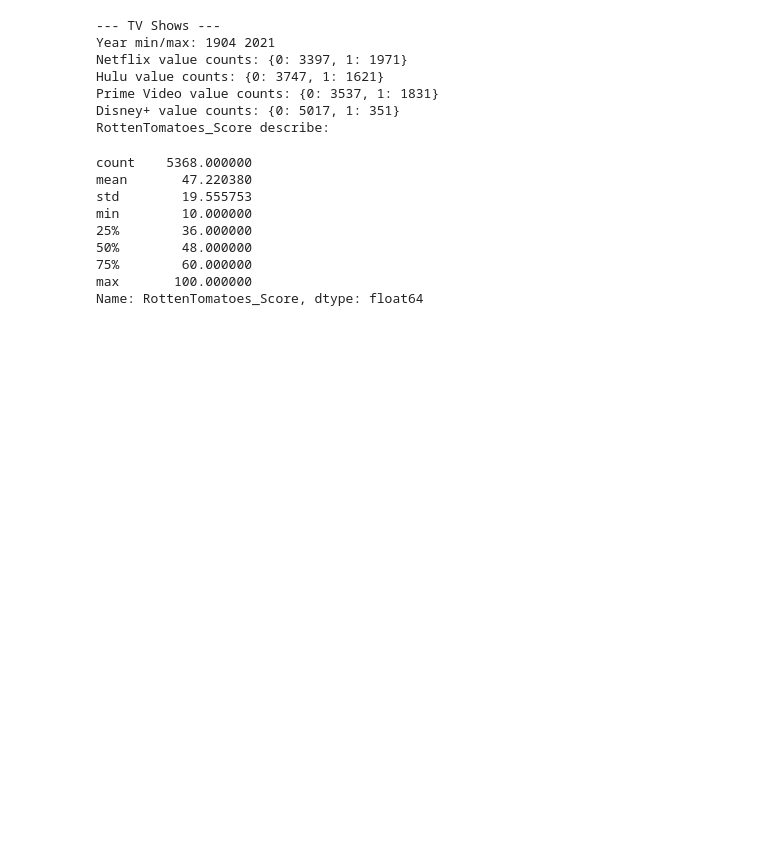
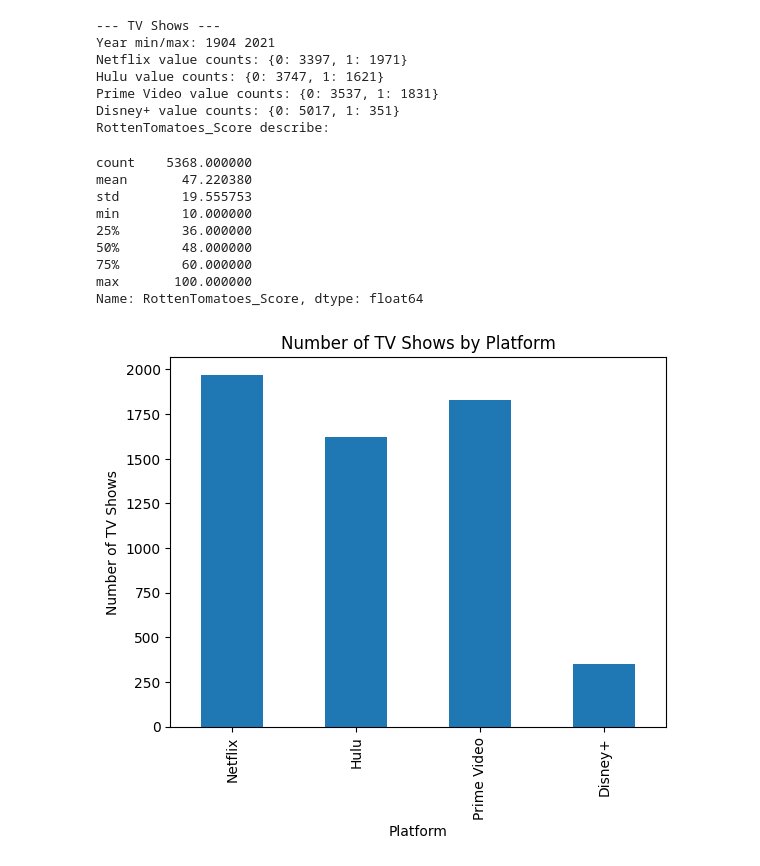
Before and after one commit to irgengu-ai/streaming-bi-svod, a Jupyter notebook: notebooks/02_Data_ETL_v2.ipynb, the cells around one changed output. Cells and saved outputs as stored; diff of their text form; code cells hidden in the pictures; blank space fills up the shorter version.

Commit message:
Add Workshop 3 visualizations

```diff
--- a/notebooks/02_Data_ETL_v2.ipynb
+++ b/notebooks/02_Data_ETL_v2.ipynb
@@ -396,0 +399,8 @@ df_tv.to_csv(DATA_DIR / "TVShowsOnStreamingPlatforms_Cleaned.csv", index=False)
+# %%
+df_tv[['Netflix','Hulu','Prime Video','Disney+']].sum().plot(kind='bar')
+plt.title('Number of TV Shows by Platform')
+plt.xlabel('Platform')
+plt.ylabel('Number of TV Shows')
+plt.show()
+# %% [output]
+[figure, added]
```
Also changed, not shown: parts of 6 cells of this notebook.
